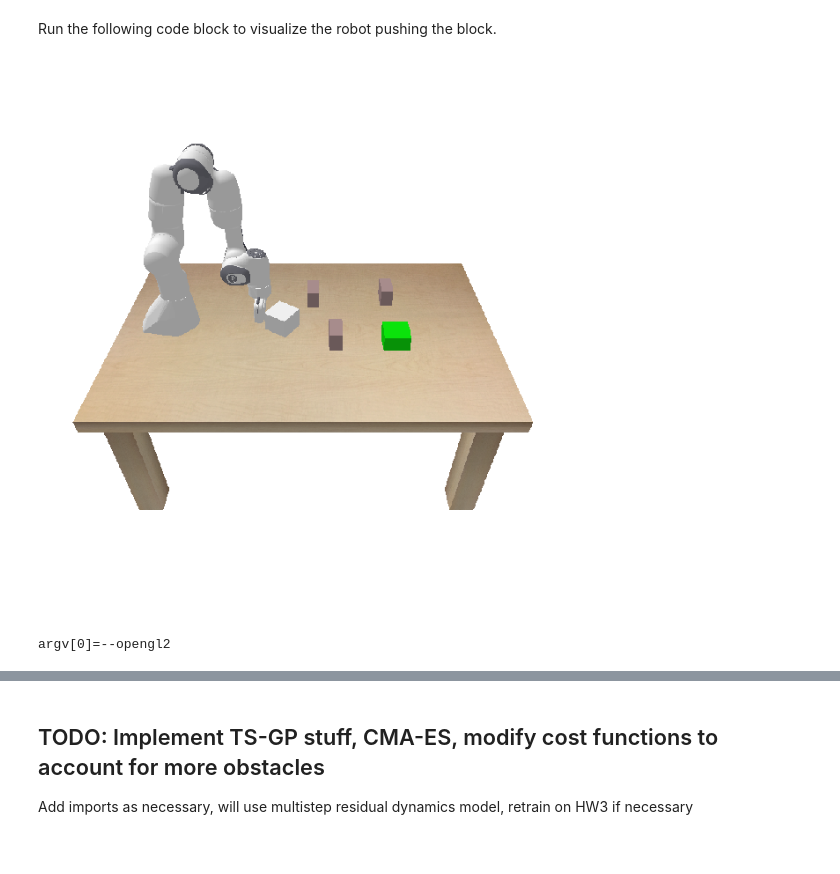
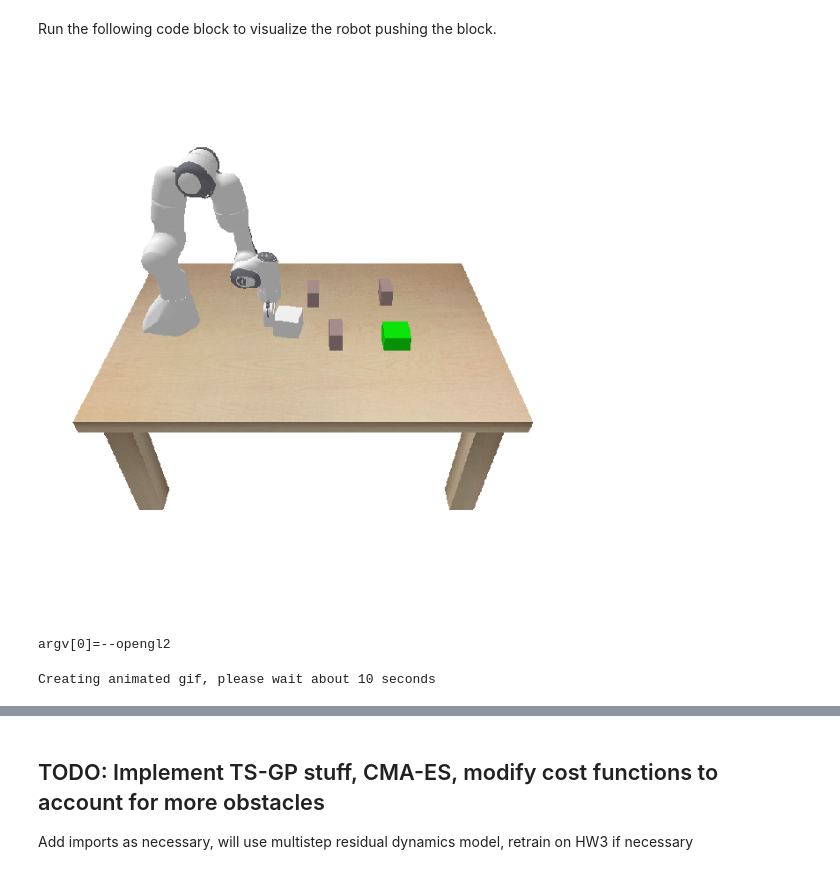
Before and after one commit to malkstik/MPPI-GP-Tuning, a Jupyter notebook: main.ipynb, the cells around one changed output, grey strips where cells are left out. Cells and saved outputs as stored; diff of their text form; code cells hidden in the pictures.

```diff
--- a/main.ipynb
+++ b/main.ipynb
@@ -73,28 +73,30 @@ Run the following code block to visualize the robot pushing the block.
 # %%
 %matplotlib inline
 
 # Create the visualizer
 fig = plt.figure(figsize=(8,8))
 hfig = display(fig, display_id=True)
-visualizer = NotebookVisualizer(fig=fig, hfig=hfig)
+visualizer = NotebookAndGIFVisualizer(fig=fig, hfig=hfig, filename = "pushing_visualization_4.gif")
 
 # Initialize the simulation environment
 env = PandaPushingEnv(visualizer=visualizer, render_non_push_motions=False,  include_obstacle=True,
                     camera_heigh=800, camera_width=800, render_every_n_steps=5, obsInit = 4)
 
 env.reset()
 
 # Perform a sequence of 3 random actions:
 for i in tqdm(range(1)):
     action_i = env.action_space.sample()
     state, reward, done, info = env.step(action_i)
     if done:
         break
+Image(filename=visualizer.get_gif())
 
 plt.close(fig)
 # %% [output]
-[figure, old version]
+[figure, new version]
 argv[0]=--opengl2
+Creating animated gif, please wait about 10 seconds
 # %% [markdown]
 ### State Space and Action Space
 
```
Also changed, not shown: parts of 3 cells of this notebook, 13 other files.
